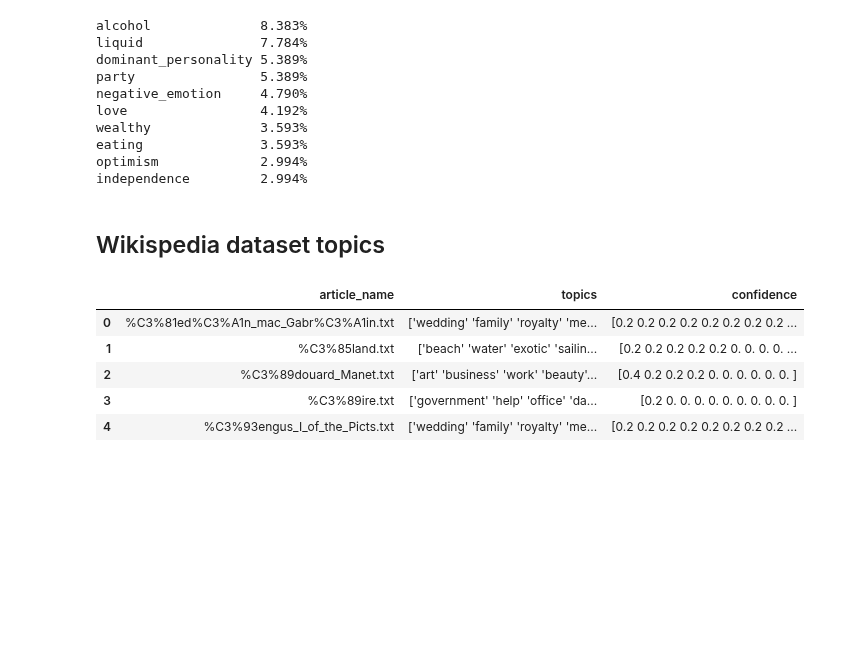
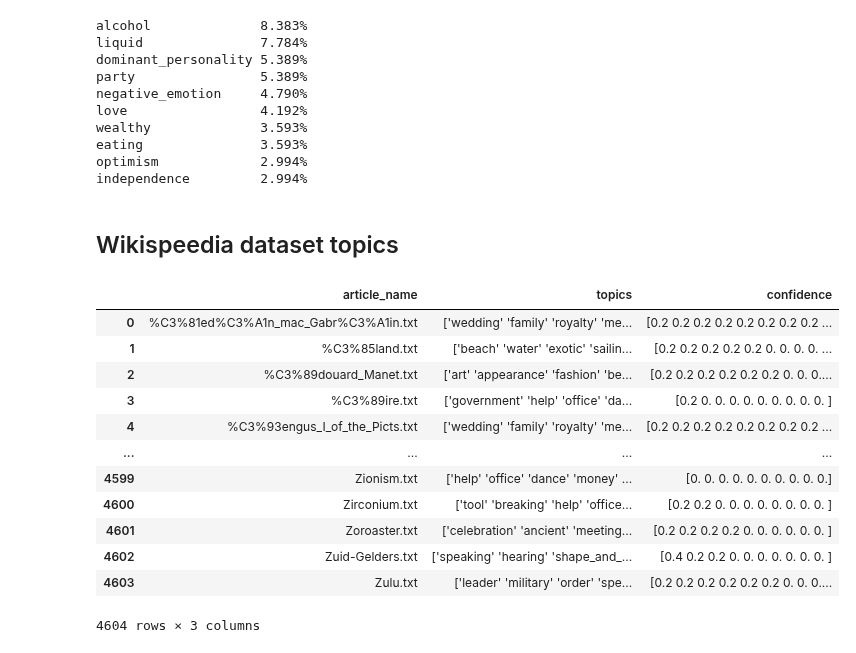
Before and after one commit to epfl-ada/ada-2023-project-abracadabra2023, a Jupyter notebook: nb.ipynb, the cells around one changed output. Drawn from its saved outputs; the diff is of its cells as text; code cells hidden in the pictures; blank space fills up the shorter version.

```diff
--- a/nb.ipynb
+++ b/nb.ipynb
@@ -389,7 +396,7 @@ eating               3.593%
 optimism             2.994%
 independence         2.994%
 # %% [markdown]
-## Wikispedia dataset topics
+## Wikispeedia dataset topics
 # %%
 # get the topics of the articles and write them in a dataframe
 
@@ -440,14 +462,21 @@ else:
 # %%
 # import written dataset (sanity check)
-if os.path.exists(DATA_PATH + "topics_articles.csv"):
-    topics = pd.read_csv(DATA_PATH + "topics_articles.csv", sep=",")
+if os.path.exists(topics_file):
+    topics = pd.read_csv(topics_file, sep=",")
     display(topics)
 else:
     print("file does not exists")
 # %% [output]
 |  | article_name | topics | confidence |
 | 0 | %C3%81ed%C3%A1n_mac_Gabr%C3%A1in.txt | ['wedding' 'family' 'royalty' 'me... | [0.2 0.2 0.2 0.2 0.2 0.2 0.2 0.2 ... |
 | 1 | %C3%85land.txt | ['beach' 'water' 'exotic' 'sailin... | [0.2 0.2 0.2 0.2 0.2 0. 0. 0. 0. ... |
-| 2 | %C3%89douard_Manet.txt | ['art' 'business' 'work' 'beauty'... | [0.4 0.2 0.2 0.2 0. 0. 0. 0. 0. 0. ] |
+| 2 | %C3%89douard_Manet.txt | ['art' 'appearance' 'fashion' 'be... | [0.2 0.2 0.2 0.2 0.2 0.2 0. 0. 0.... |
 | 3 | %C3%89ire.txt | ['government' 'help' 'office' 'da... | [0.2 0. 0. 0. 0. 0. 0. 0. 0. 0. ] |
 | 4 | %C3%93engus_I_of_the_Picts.txt | ['wedding' 'family' 'royalty' 'me... | [0.2 0.2 0.2 0.2 0.2 0.2 0.2 0.2 ... |
+| ... | ... | ... | ... |
+| 4599 | Zionism.txt | ['help' 'office' 'dance' 'money' ... | [0. 0. 0. 0. 0. 0. 0. 0. 0. 0.] |
+| 4600 | Zirconium.txt | ['tool' 'breaking' 'help' 'office... | [0.2 0.2 0. 0. 0. 0. 0. 0. 0. 0. ] |
+| 4601 | Zoroaster.txt | ['celebration' 'ancient' 'meeting... | [0.2 0.2 0.2 0.2 0. 0. 0. 0. 0. 0. ] |
+| 4602 | Zuid-Gelders.txt | ['speaking' 'hearing' 'shape_and_... | [0.4 0.2 0.2 0. 0. 0. 0. 0. 0. 0. ] |
+| 4603 | Zulu.txt | ['leader' 'military' 'order' 'spe... | [0.2 0.2 0.2 0.2 0.2 0.2 0. 0. 0.... |
+4604 rows × 3 columns
```
Also changed, not shown: parts of 30 cells of this notebook.
